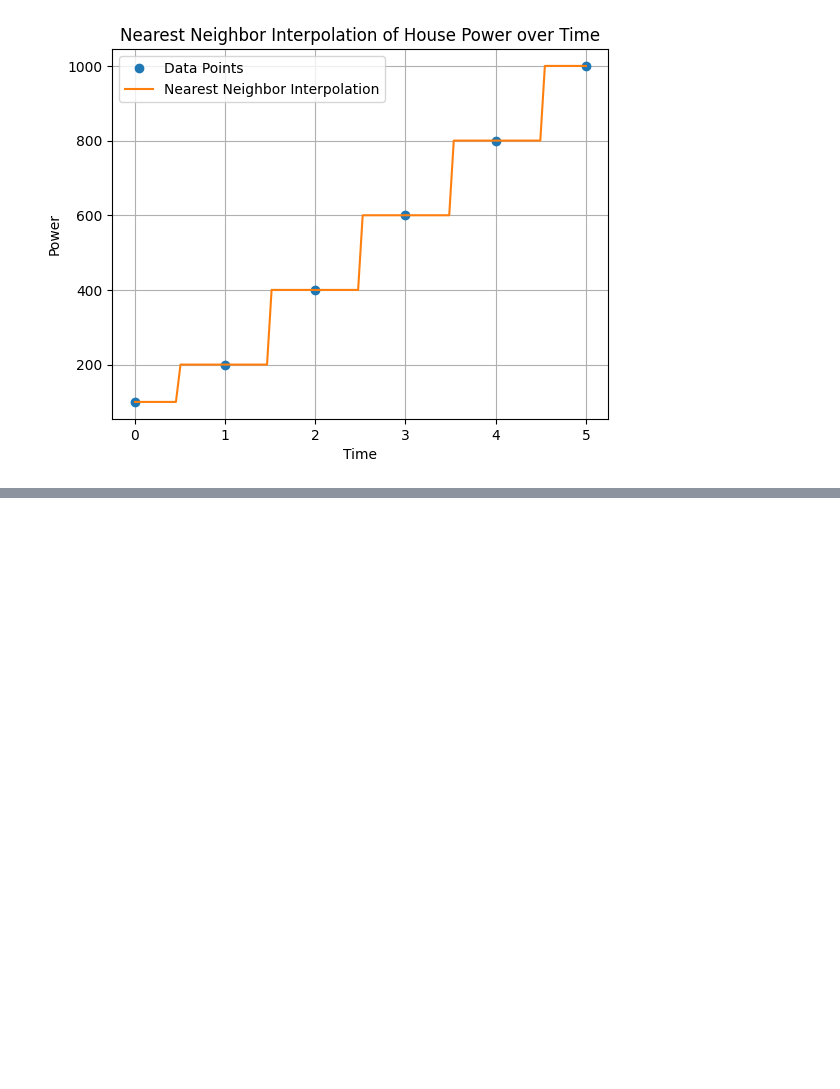
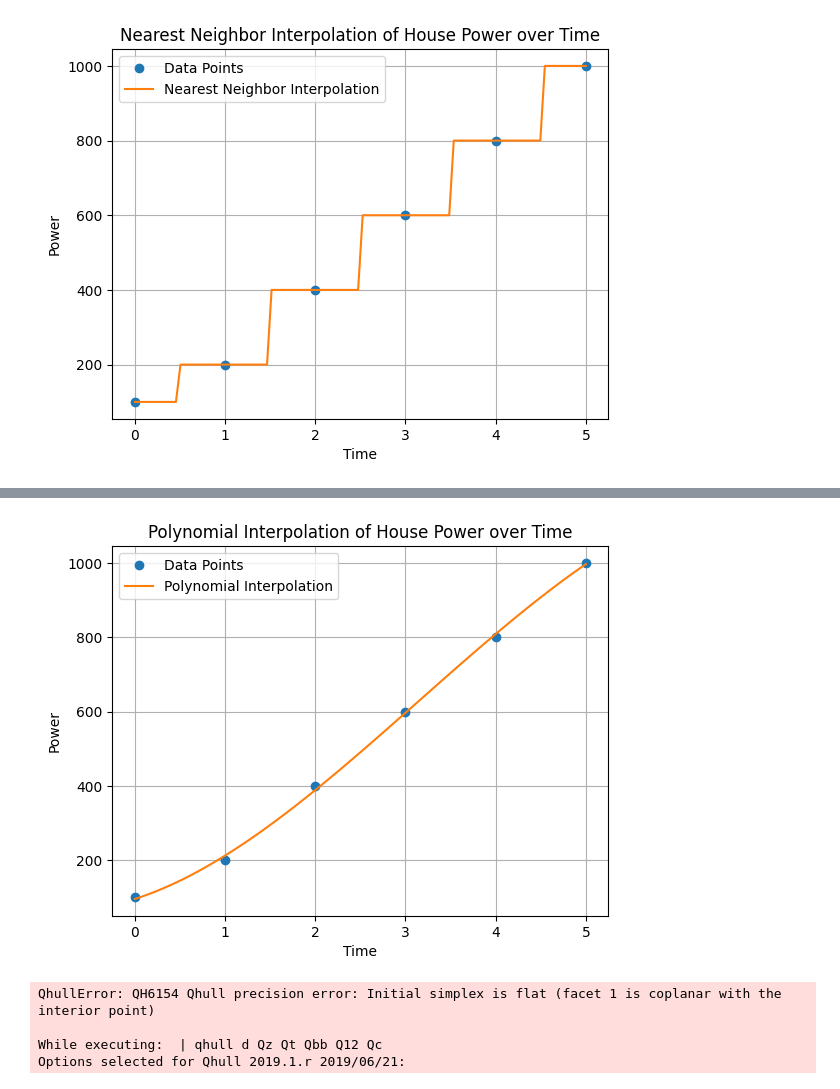
Before and after one commit to rvigneshwaran/datascience-implementations, a Jupyter notebook: 01-data-science-fundamentals/05-scipy-demonstration/05-various-interpolation-techniques.ipynb, the cells around one changed output, grey strips where cells are left out. Cells and saved outputs as stored; diff of their text form; code cells hidden in the pictures; blank space fills up the shorter version.

```diff
--- a/01-data-science-fundamentals/05-scipy-demonstration/05-various-interpolation-techniques.ipynb
+++ b/01-data-science-fundamentals/05-scipy-demonstration/05-various-interpolation-techniques.ipynb
@@ -162,0 +207,56 @@ plt.show()
+# %%
+# Example 9: Polynomial Interpolation with polyfit and polyval
+# Given data points (x, y) representing the power of a house over time
+x = np.array([0, 1, 2, 3, 4, 5])
+y = np.array([100, 200, 400, 600, 800, 1000])
+
+# Perform polynomial interpolation
+coefficients = np.polyfit(x, y, deg=3)
+x_new = np.linspace(0, 5, 100)
+y_new = np.polyval(coefficients, x_new)
+
+# Plot the interpolated curve
+plt.plot(x, y, 'o', label='Data Points')
+plt.plot(x_new, y_new, '-', label='Polynomial Interpolation')
+plt.xlabel('Time')
+plt.ylabel('Power')
+plt.title('Polynomial Interpolation of House Power over Time')
+plt.legend()
+plt.grid(True)
+plt.show()
+# %% [output]
+[figure, added]
+# %%
+# Example 10: Clough Tocher Interpolation with CloughTocher2DInterpolator
+# Given scattered data points (x, y, z) representing the power of a house over time and resources
+x = np.array([0, 1, 2, 3, 4, 5])
+y = np.array([100, 200, 300, 400, 500, 600])
+z = np.array([
+    [150, 250, 350, 450, 550, 650],
+    [160, 260, 360, 460, 560, 660],
+    [170, 270, 370, 470, 570, 670],
+    [180, 280, 380, 480, 580, 680],
+    [190, 290, 390, 490, 590, 690],
+    [200, 300, 400, 500, 600, 700]
+])
+
+# Create a Clough Tocher interpolation function
+ct_interp = spi.CloughTocher2DInterpolator(points=(x, y), values=z)
+
+# Generate new data points and plot the interpolated surface
+x_new = np.linspace(0, 5, 100)
+y_new = np.linspace(100, 600, 100)
+X, Y = np.meshgrid(x_new, y_new)
+z_new = ct_interp((X, Y))
+plt.contourf(X, Y, z_new, levels=20, cmap='viridis')
+plt.colorbar()
+plt.xlabel('Time')
+plt.ylabel('Power')
+plt.title('Clough Tocher Interpolation of House Power over Time and Resources')
+plt.grid(True)
+plt.show()
+# %% [output]
+QhullError: QH6154 Qhull precision error: Initial simplex is flat (facet 1 is coplanar with the interior point)
+
+While executing:  | qhull d Qz Qt Qbb Q12 Qc
+Options selected for Qhull 2019.1.r 2019/06/21:
```
Also changed, not shown: parts of 3 cells of this notebook.
